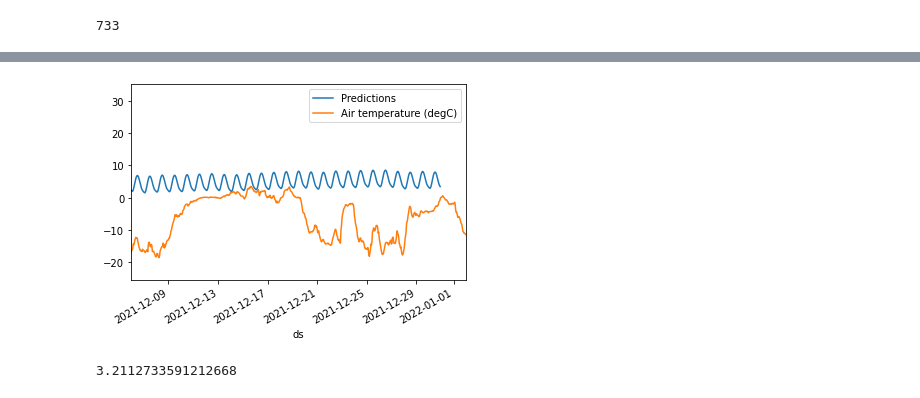
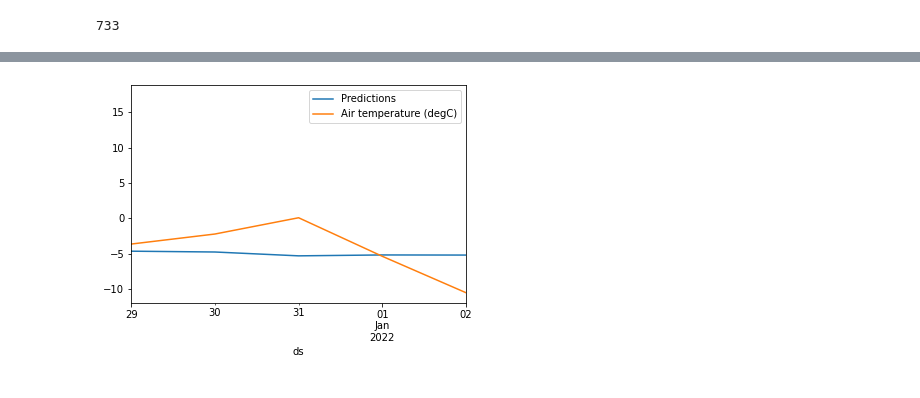
Before and after one commit to MikhailKuklin/time-series-analysis-forecasting, a Jupyter notebook: notebooks/05_ts_prophet.ipynb, the cells around one changed output, grey strips where cells are left out. Drawn from its saved outputs; the diff is of its cells as text; code cells hidden in the pictures.

```diff
--- a/notebooks/05_ts_prophet.ipynb
+++ b/notebooks/05_ts_prophet.ipynb
@@ -74,8 +74,8 @@ len(df)
 # %%
 # split into train and test sets
 
-train = df.iloc[:723]
-test = df.iloc[723:]
+train = df.iloc[:728]
+test = df.iloc[728:]
 # %%
 len(test)
 # %% [output]
@@ -105,7 +102,7 @@ INFO:cmdstanpy:Chain [1] done processing
 # %%
 # forecasting
 
-future = m.make_future_dataframe(periods=60,freq='D')
+future = m.make_future_dataframe(periods=5,freq='D')
 
 forecast = m.predict(future)
 
@@ -150,15 +130,8 @@ forecast.plot(x='ds',y='yhat',label='Predictions')
 # %%
 ax=forecast.plot(x='ds',y='yhat',label='Predictions')
-test.plot(x='ds',y='y',label='Air temperature (degC)',ax=ax,legend=True,xlim=('2021-12-06','2022-01-02'));
+test.plot(x='ds',y='y',label='Air temperature (degC)',ax=ax,legend=True,xlim=('2021-12-29','2022-01-02'));
 # %% [output]
-[figure, old version]
+[figure, new version]
-# %%
-from math import sqrt
-from sklearn.metrics import mean_squared_error, mean_absolute_error
-
-sqrt(mean_squared_error(df['y'],forecast['yhat'][:733]))
-# %% [output]
-3.2112733591212668
 # %%
 m.plot_components(forecast);
 # %% [output]
```
Also changed, not shown: parts of 15 cells of this notebook.
